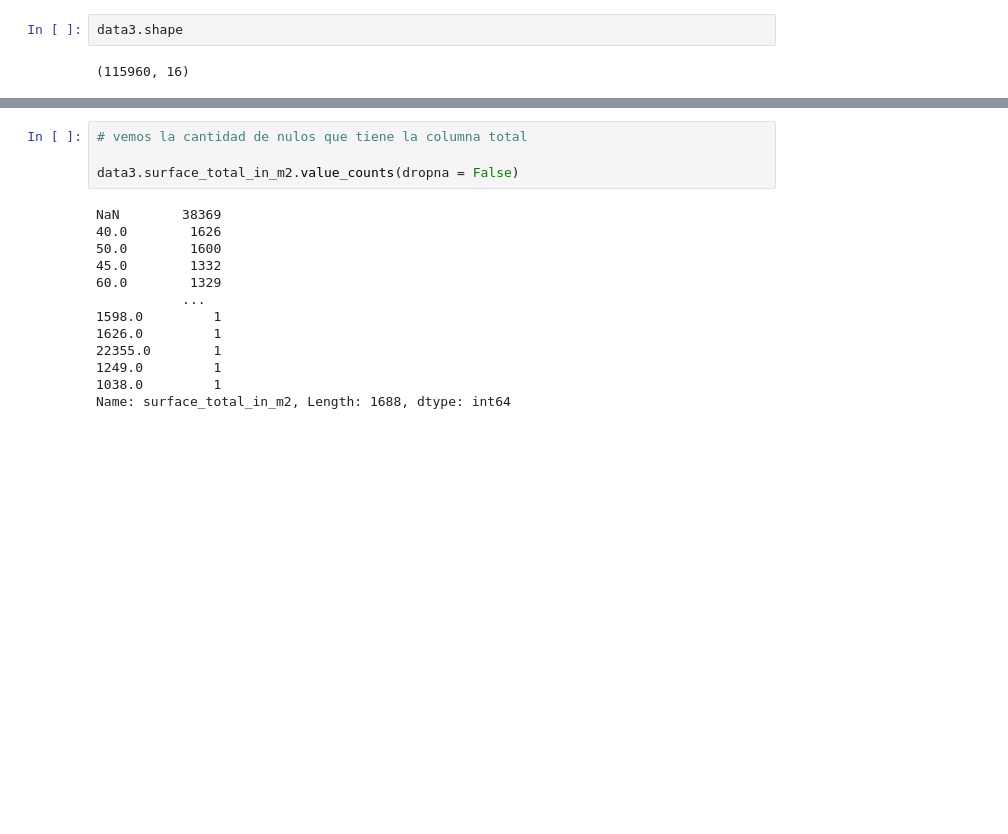
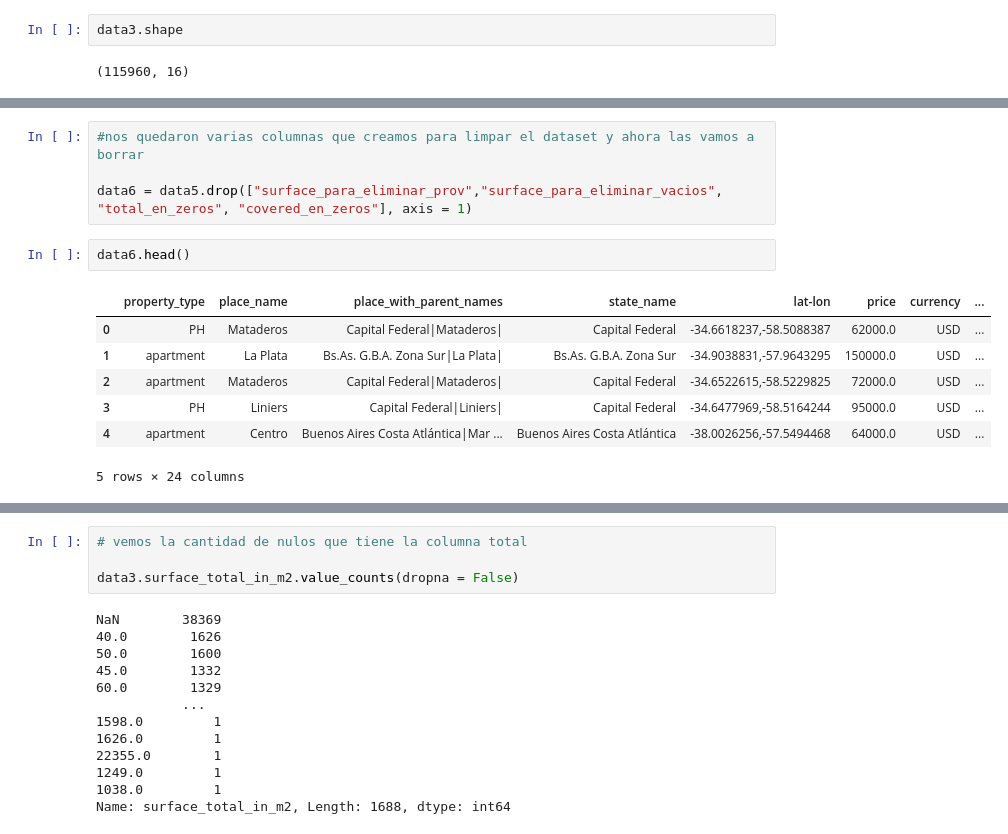
Before and after one commit to Digital-House-economicas/desafio1, a Jupyter notebook: Desafio_1_Final.ipynb, the cells around one changed output, grey strips where cells are left out. Cells and saved outputs as stored; diff of their text form; blank space fills up the shorter version.

```diff
--- a/Desafio_1_Final.ipynb
+++ b/Desafio_1_Final.ipynb
@@ -291,0 +484,14 @@ data3.shape
+# %%
+#nos quedaron varias columnas que creamos para limpar el dataset y ahora las vamos a borrar
+
+data6 = data5.drop(["surface_para_eliminar_prov","surface_para_eliminar_vacios", "total_en_zeros", "covered_en_zeros"], axis = 1)
+# %%
+data6.head()
+# %% [output]
+|  | property_type | place_name | place_with_parent_names | state_name | lat-lon | price | currency | ... |
+| 0 | PH | Mataderos | Capital Federal|Mataderos| | Capital Federal | -34.6618237,-58.5088387 | 62000.0 | USD | ... |
+| 1 | apartment | La Plata | Bs.As. G.B.A. Zona Sur|La Plata| | Bs.As. G.B.A. Zona Sur | -34.9038831,-57.9643295 | 150000.0 | USD | ... |
+| 2 | apartment | Mataderos | Capital Federal|Mataderos| | Capital Federal | -34.6522615,-58.5229825 | 72000.0 | USD | ... |
+| 3 | PH | Liniers | Capital Federal|Liniers| | Capital Federal | -34.6477969,-58.5164244 | 95000.0 | USD | ... |
+| 4 | apartment | Centro | Buenos Aires Costa Atlántica|Mar ... | Buenos Aires Costa Atlántica | -38.0026256,-57.5494468 | 64000.0 | USD | ... |
+5 rows × 24 columns
```
Also changed, not shown: parts of 64 cells of this notebook.
